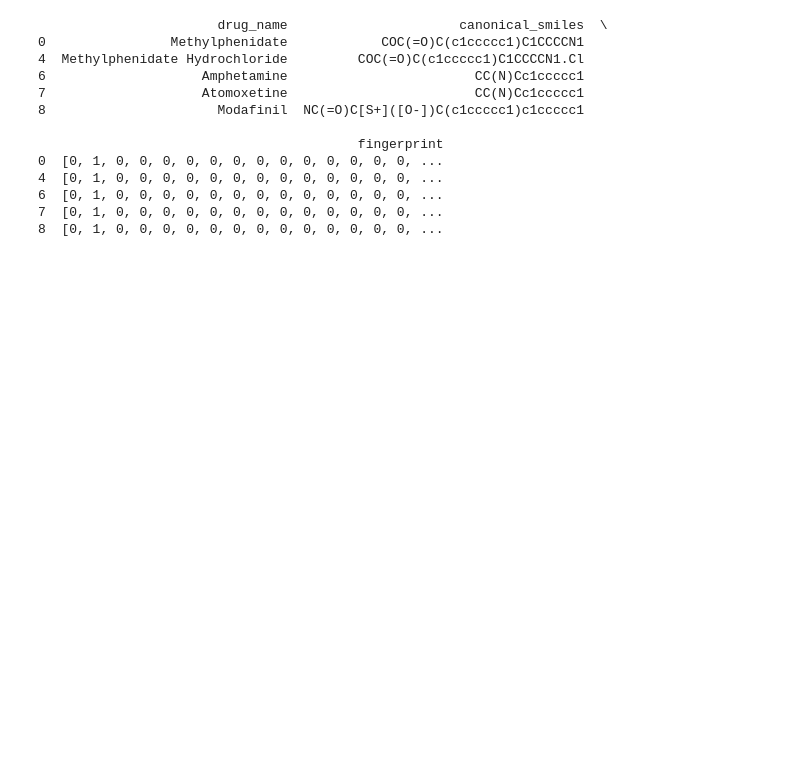
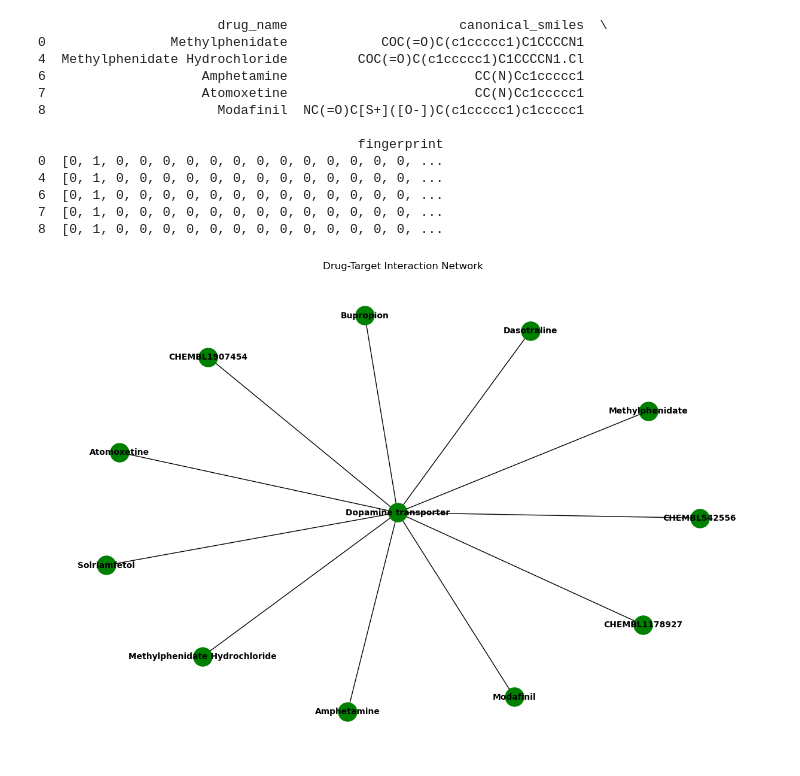
Before and after one commit to nnguyen2255/BINF5520_CAPSTONE2025, a Jupyter notebook: main.ipynb, the cells around one changed output. Drawn from its saved outputs; the diff is of its cells as text; code cells hidden in the pictures; blank space fills up the shorter version.

```diff
--- a/main.ipynb
+++ b/main.ipynb
@@ -61,3 +94,25 @@ similarity_df.to_csv("pairwise_drug_similarity.csv", index=False)
 6  [0, 1, 0, 0, 0, 0, 0, 0, 0, 0, 0, 0, 0, 0, 0, ...
 7  [0, 1, 0, 0, 0, 0, 0, 0, 0, 0, 0, 0, 0, 0, 0, ...
 8  [0, 1, 0, 0, 0, 0, 0, 0, 0, 0, 0, 0, 0, 0, 0, ...
+# %%
+##Building DTI Network
+#This script builds a drug-target interaction (DTI) network from the drug-target interactions data.
+
+import networkx as nx
+import matplotlib.pyplot as plt
+
+interactions = drugs_df[['drug_name', 'target_name']].dropna()
+interaction_pairs = list(interactions.itertuples(index=False, name=None))
+
+drugs = drug_smiles['drug_name'].unique().tolist()
+targets = drugs_df['target_name'].dropna().unique().tolist()
+
+G = sim.build_dti_network(interaction_pairs, drugs, targets)
+
+# Draw the graph (source: https://networkx.org/documentation/stable/reference/drawing.html)
+plt.figure(figsize=(12, 8))
+nx.draw_spring(G, with_labels=True, node_size=500, node_color="green", font_size=10, font_weight="bold")
+plt.title("Drug-Target Interaction Network")
+plt.show()
+# %% [output]
+[figure, added]
```
Also changed, not shown: parts of 3 cells of this notebook, 5 other files.
